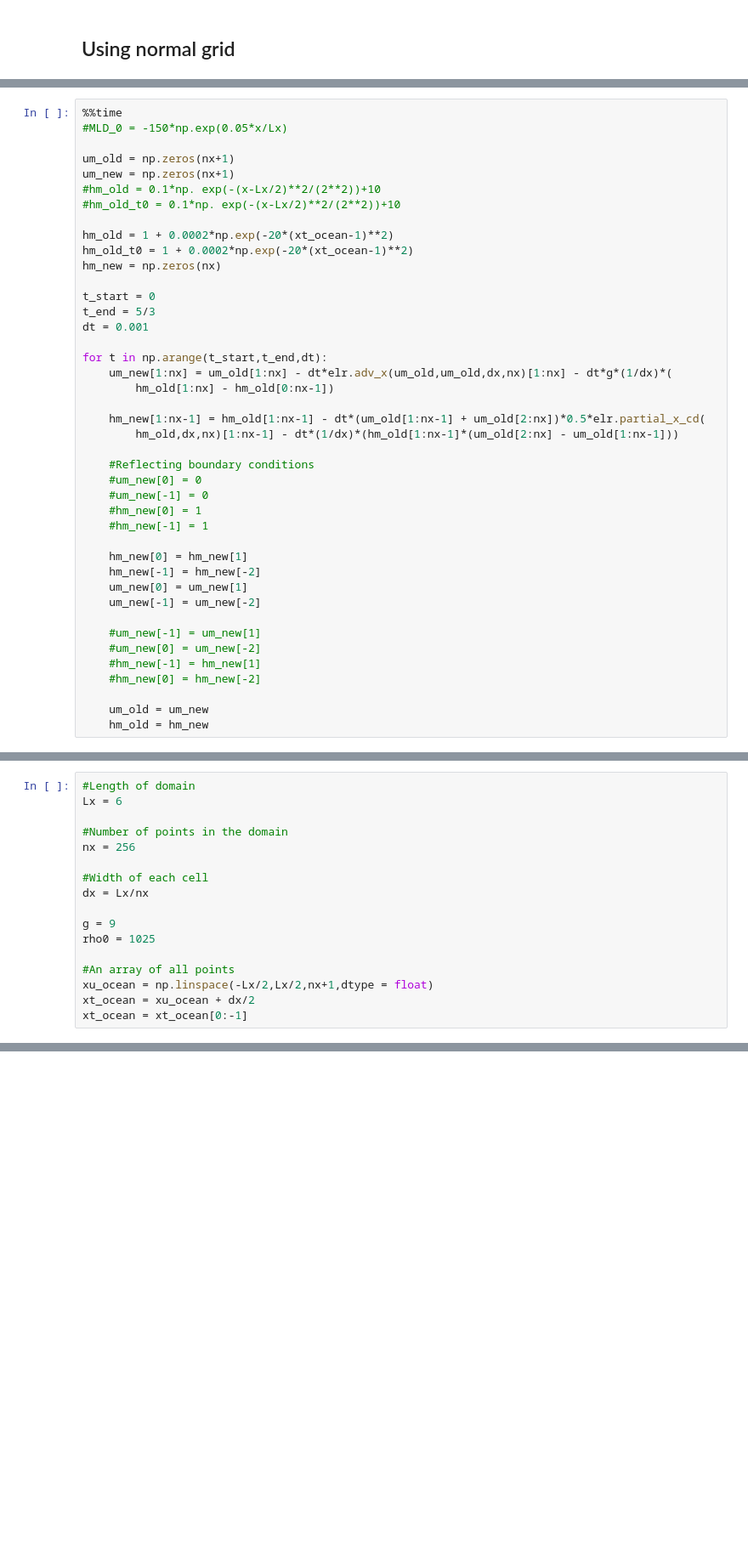
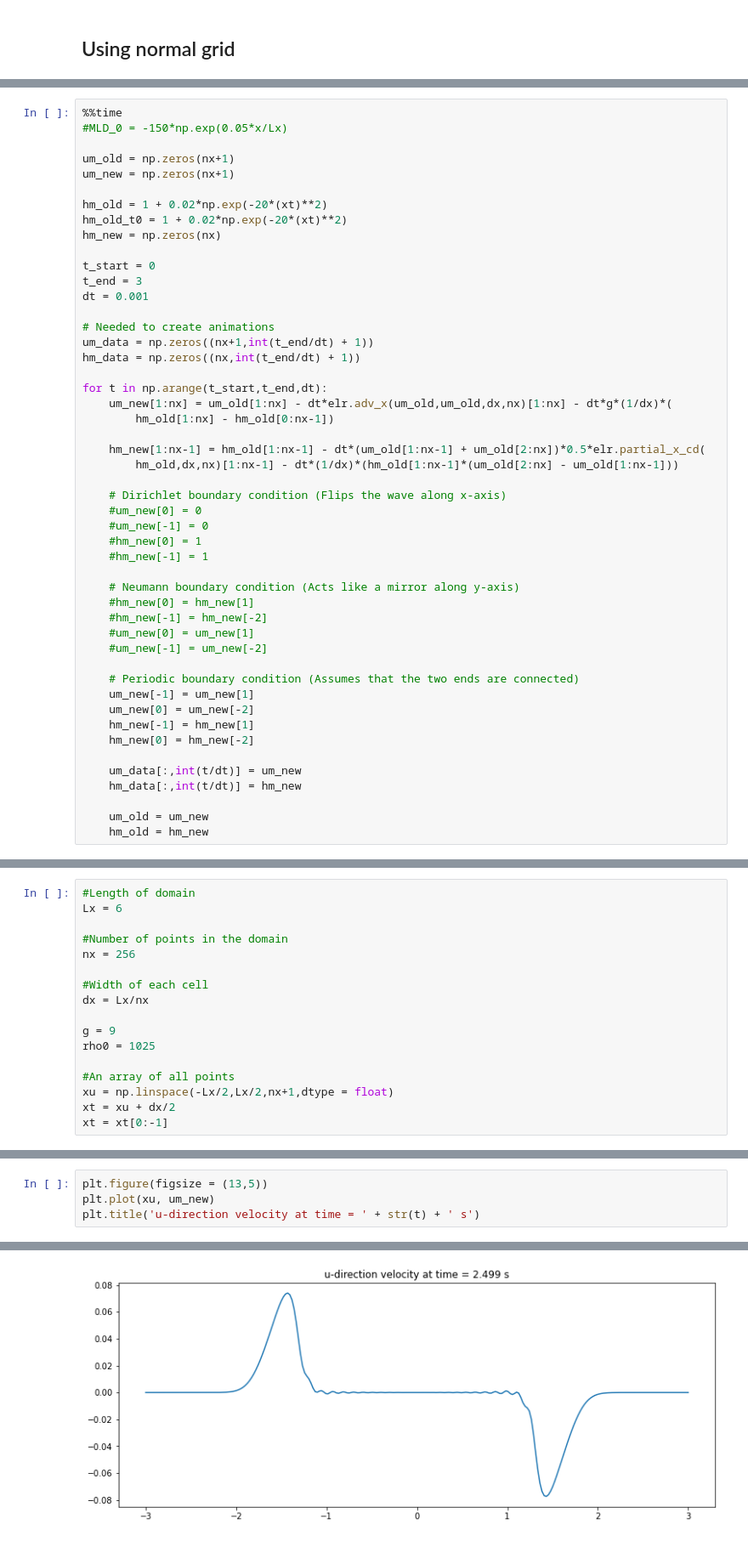
Before and after one commit to dhruvbhagtani/EMSC-8033-project, a Jupyter notebook: 1D_SWE.ipynb, the cells around one changed output, grey strips where cells are left out. Shown: that part at 85% size. Saved outputs shown, nothing was run; the diff lists cells and outputs as text; blank space fills up the shorter version.

```diff
--- a/1D_SWE.ipynb
+++ b/1D_SWE.ipynb
@@ -118,16 +204,18 @@ xt_ocean = xt_ocean[0:-1]
 
 um_old = np.zeros(nx+1)
 um_new = np.zeros(nx+1)
-#hm_old = 0.1*np. exp(-(x-Lx/2)**2/(2**2))+10
-#hm_old_t0 = 0.1*np. exp(-(x-Lx/2)**2/(2**2))+10
 
-hm_old = 1 + 0.0002*np.exp(-20*(xt_ocean-1)**2)
-hm_old_t0 = 1 + 0.0002*np.exp(-20*(xt_ocean-1)**2)
+hm_old = 1 + 0.02*np.exp(-20*(xt)**2)
+hm_old_t0 = 1 + 0.02*np.exp(-20*(xt)**2)
 hm_new = np.zeros(nx)
 
 t_start = 0
-t_end = 5/3
+t_end = 3
 dt = 0.001
+
+# Needed to create animations
+um_data = np.zeros((nx+1,int(t_end/dt) + 1))
+hm_data = np.zeros((nx,int(t_end/dt) + 1))
 
 for t in np.arange(t_start,t_end,dt):
     um_new[1:nx] = um_old[1:nx] - dt*elr.adv_x(um_old,um_old,dx,nx)[1:nx] - dt*g*(1/dx)*(
@@ -136,21 +224,26 @@ for t in np.arange(t_start,t_end,dt):
     hm_new[1:nx-1] = hm_old[1:nx-1] - dt*(um_old[1:nx-1] + um_old[2:nx])*0.5*elr.partial_x_cd(
         hm_old,dx,nx)[1:nx-1] - dt*(1/dx)*(hm_old[1:nx-1]*(um_old[2:nx] - um_old[1:nx-1]))
 
-    #Reflecting boundary conditions
+    # Dirichlet boundary condition (Flips the wave along x-axis)
     #um_new[0] = 0
     #um_new[-1] = 0
     #hm_new[0] = 1
     #hm_new[-1] = 1
 
-    hm_new[0] = hm_new[1]
-    hm_new[-1] = hm_new[-2]
-    um_new[0] = um_new[1]
-    um_new[-1] = um_new[-2]
+    # Neumann boundary condition (Acts like a mirror along y-axis)
+    #hm_new[0] = hm_new[1]
+    #hm_new[-1] = hm_new[-2]
+    #um_new[0] = um_new[1]
+    #um_new[-1] = um_new[-2]
 
-    #um_new[-1] = um_new[1]
-    #um_new[0] = um_new[-2]
-    #hm_new[-1] = hm_new[1]
-    #hm_new[0] = hm_new[-2]
+    # Periodic boundary condition (Assumes that the two ends are connected)
+    um_new[-1] = um_new[1]
+    um_new[0] = um_new[-2]
+    hm_new[-1] = hm_new[1]
+    hm_new[0] = hm_new[-2]
+
+    um_data[:,int(t/dt)] = um_new
+    hm_data[:,int(t/dt)] = hm_new
 
     um_old = um_new
     hm_old = hm_new
@@ -303,9 +396,9 @@ g = 9
 rho0 = 1025
 
 #An array of all points
-xu_ocean = np.linspace(-Lx/2,Lx/2,nx+1,dtype = float)
-xt_ocean = xu_ocean + dx/2
-xt_ocean = xt_ocean[0:-1]
+xu = np.linspace(-Lx/2,Lx/2,nx+1,dtype = float)
+xt = xu + dx/2
+xt = xt[0:-1]
 # %%
 #MLD_0 = -150*np.exp(0.05*x/Lx)
 
@@ -356,3 +464,8 @@ for t in np.arange(t_start,t_end,dt):
     um_old = um_new
     vm_old = vm_new
     hm_old = hm_new
+# %%
+plt.figure(figsize = (13,5))
+plt.plot(xu, um_new)
+plt.title('u-direction velocity at time = ' + str(t) + ' s')
+# %% [output]
@@ -358,0 +473 @@ for t in np.arange(t_start,t_end,dt):
+[figure, added]
```
Also changed, not shown: parts of 58 cells of this notebook.
